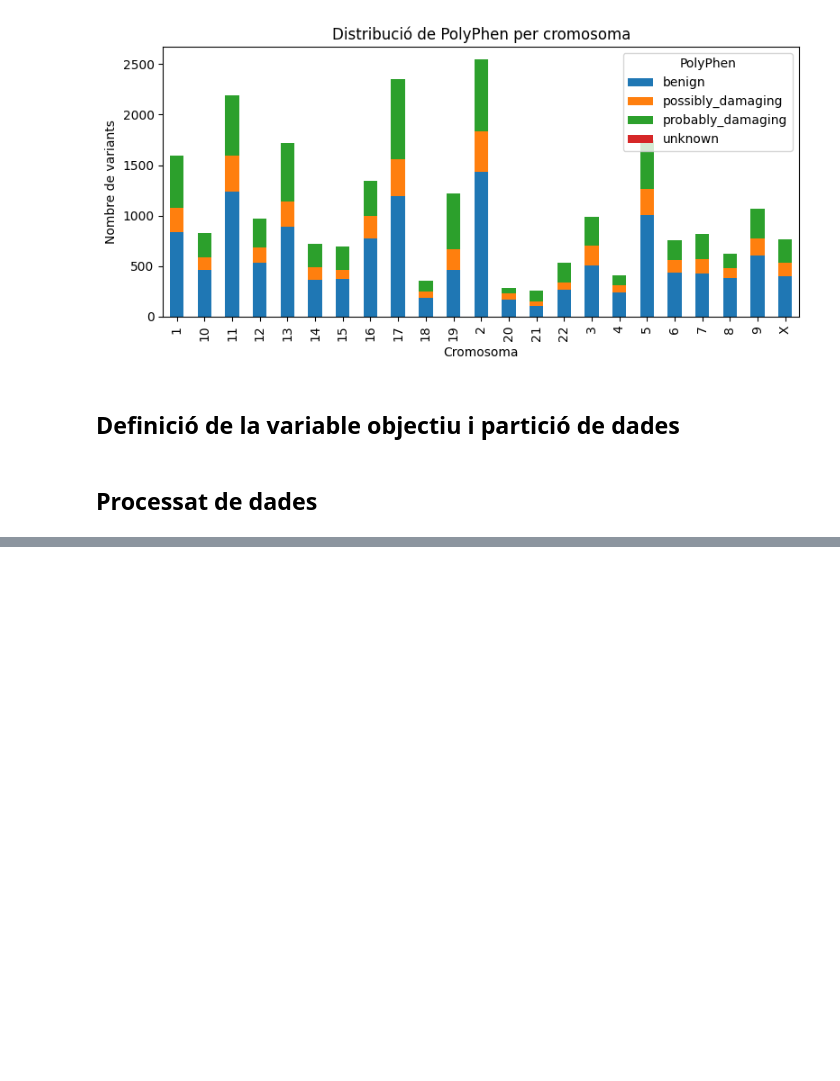
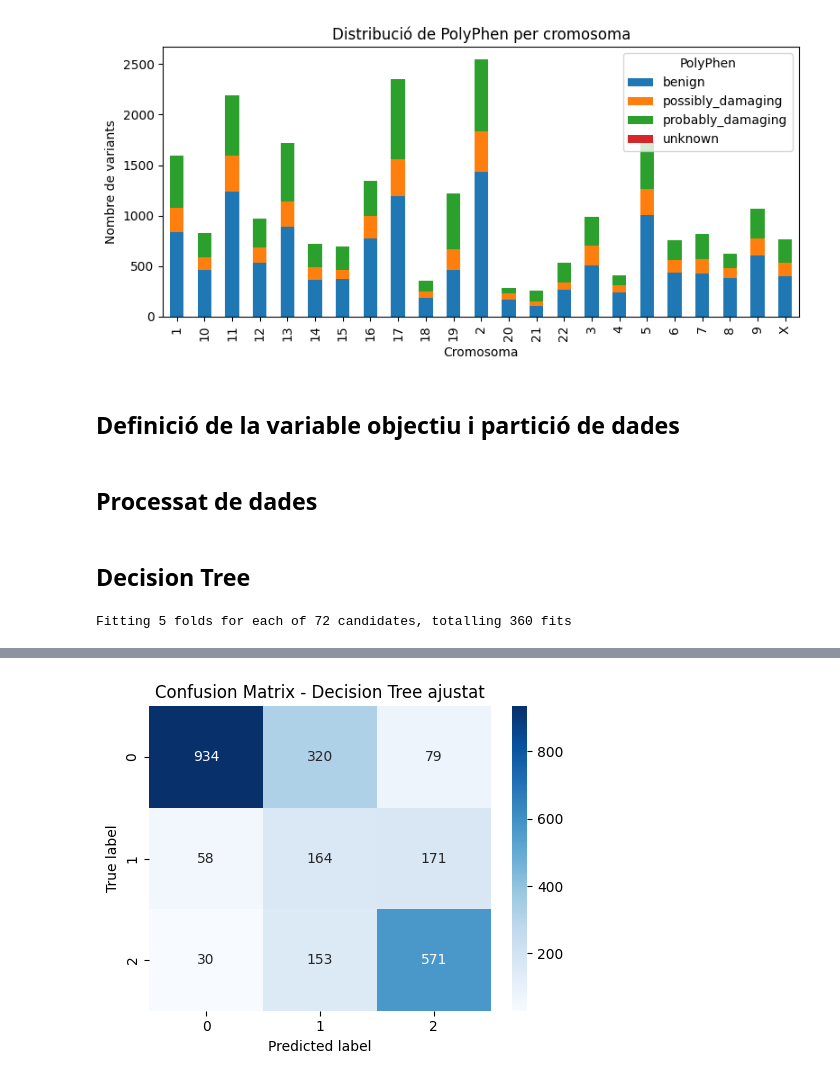
Before and after one commit to eliagarcia/tfg-genetic-variants, a Jupyter notebook: notebooks/PolyPhen.ipynb, the cells around one changed output, grey strips where cells are left out. Saved outputs shown, nothing was run; the diff lists cells and outputs as text; code cells hidden in the pictures; blank space fills up the shorter version.

Commit message:
decison tree

```diff
--- a/notebooks/PolyPhen.ipynb
+++ b/notebooks/PolyPhen.ipynb
@@ -269,3 +269,77 @@ preprocessor = ColumnTransformer(
         ("cat", categorical_transformer, cat_cols),
     ]
 )
+# %% [markdown]
+## Decision Tree
+# %%
+from sklearn.tree import DecisionTreeClassifier
+from sklearn.pipeline import Pipeline
+from sklearn.model_selection import StratifiedKFold, GridSearchCV
+from sklearn.metrics import classification_report, confusion_matrix, f1_score
+import seaborn as sns
+import matplotlib.pyplot as plt
+
+# Model
+dt = DecisionTreeClassifier(
+    random_state=42
+)
+
+# Pipeline
+pipeline_dt = Pipeline(steps=[
+    ("preprocess", preprocessor),
+    ("model", dt)
+])
+
+# CV
+cv = StratifiedKFold(n_splits=5, shuffle=True, random_state=42)
+
+# Graella d'hiperparàmetres
+param_grid = {
+    "model__max_depth": [5, 10, 20, None],
+    "model__min_samples_split": [2, 10, 20],
+    "model__min_samples_leaf": [1, 5, 10],
+    "model__class_weight": [None, "balanced"]
+}
+
+# Grid Search
+grid_dt = GridSearchCV(
+    pipeline_dt,
+    param_grid=param_grid,
+    scoring="f1_macro",
+    cv=cv,
+    n_jobs=-1,
+    verbose=1,
+    error_score="raise"
+)
+
+# Entrenament
+grid_dt.fit(X_train_val, y_train_val)
+
+print("Millors paràmetres:", grid_dt.best_params_)
+print("Millor CV F1 macro:", grid_dt.best_score_)
+
+# Millor model
+best_dt = grid_dt.best_estimator_
+
+# Prediccions a test
+y_pred = best_dt.predict(X_test)
+
+# Resultats de test
+print("\nClassification report al test:")
+print(classification_report(y_test, y_pred))
+
+test_f1_macro = f1_score(y_test, y_pred, average="macro")
+print("F1 macro al test:", test_f1_macro)
+
+# Confusion matrix
+cm = confusion_matrix(y_test, y_pred)
+
+plt.figure(figsize=(5,4))
+sns.heatmap(cm, annot=True, fmt="d", cmap="Blues")
+plt.xlabel("Predicted label")
+plt.ylabel("True label")
+plt.title("Confusion Matrix - Decision Tree ajustat")
+plt.tight_layout()
+plt.show()
+# %% [output]
+Fitting 5 folds for each of 72 candidates, totalling 360 fits
@@ -271,0 +361 @@ preprocessor = ColumnTransformer(
+[figure, added]
```
Also changed, not shown: parts of 1 cell of this notebook.
